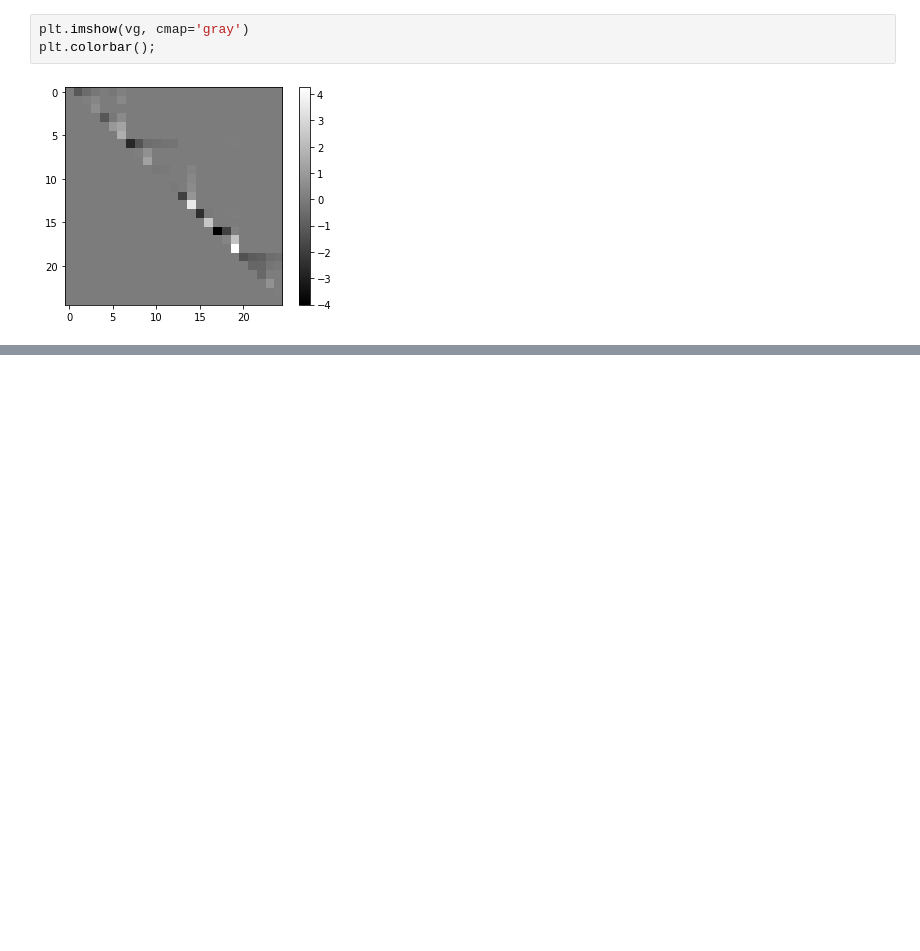
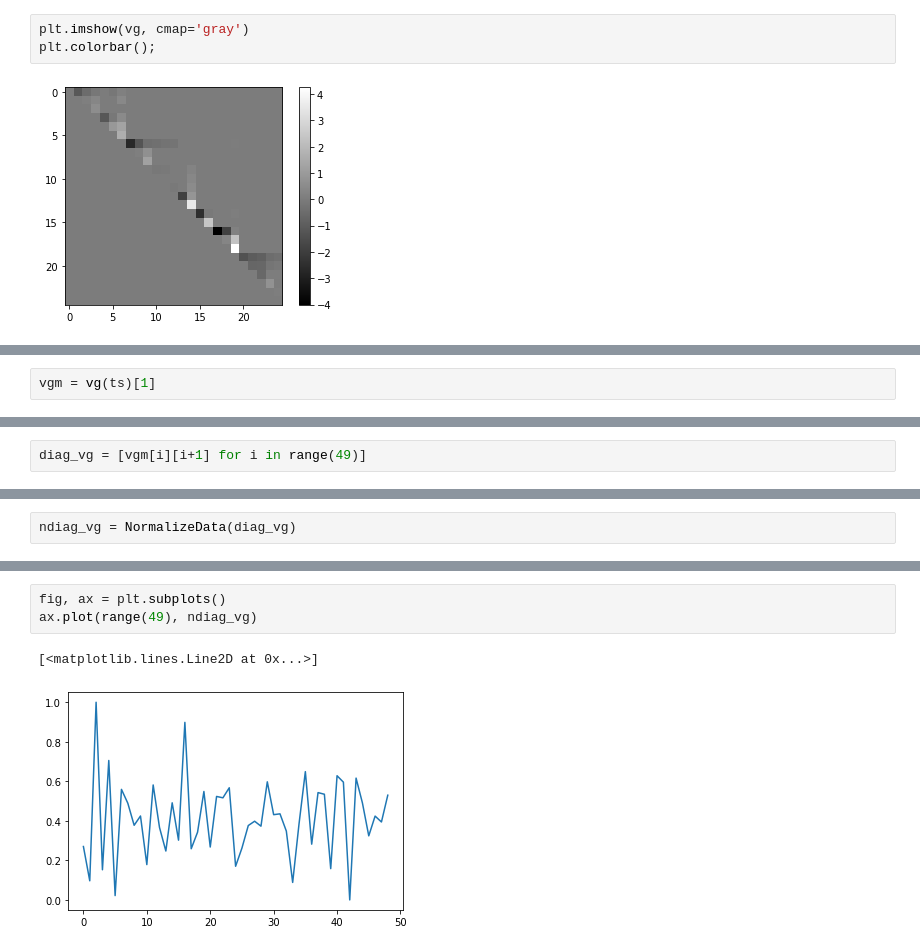
Before and after one commit to cperezln/vg_gaf, a Jupyter notebook: cristianperez/Experimentos.ipynb, the cells around one changed output, grey strips where cells are left out. Cells and saved outputs as stored; diff of their text form; blank space fills up the shorter version.

```diff
--- a/cristianperez/Experimentos.ipynb
+++ b/cristianperez/Experimentos.ipynb
@@ -45,0 +110,2 @@ plt.colorbar();
+# %%
+vgm = vg(ts)[1]
@@ -45,0 +118,2 @@ plt.colorbar();
+# %%
+diag_vg = [vgm[i][i+1] for i in range(49)]
@@ -45,0 +131,2 @@ plt.colorbar();
+# %%
+ndiag_vg = NormalizeData(diag_vg)
@@ -45,0 +140,6 @@ plt.colorbar();
+# %%
+fig, ax = plt.subplots()
+ax.plot(range(49), ndiag_vg)
+# %% [output]
+[<matplotlib.lines.Line2D at 0x...>]
+[figure, added]
```
Also changed, not shown: parts of 82 cells of this notebook, 2 other files.
